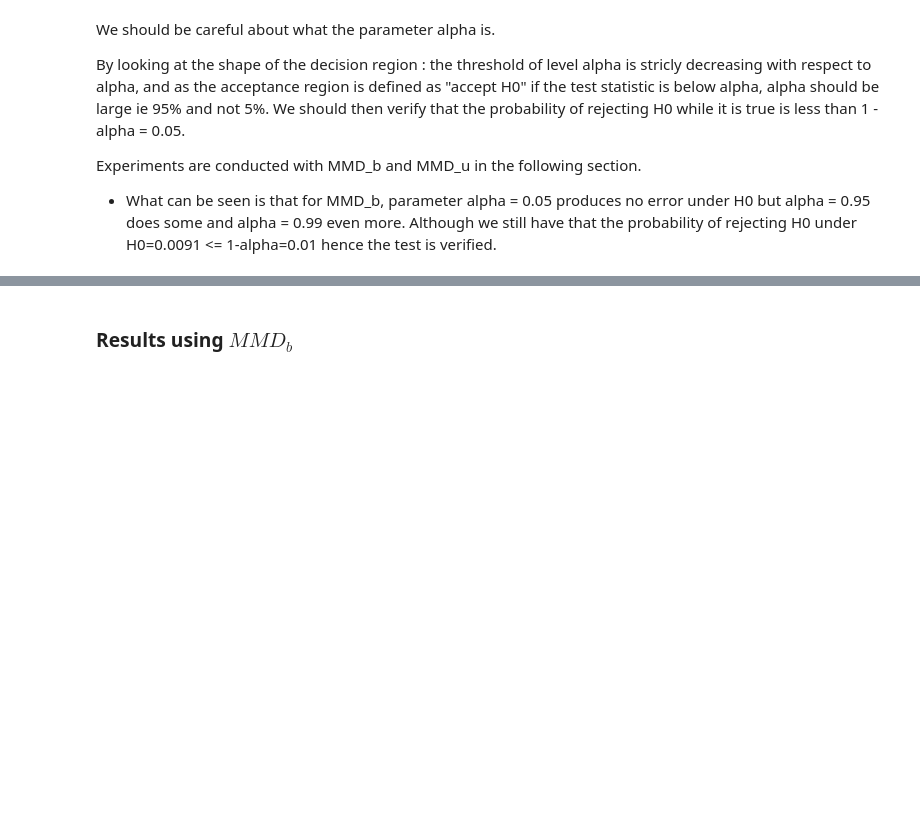
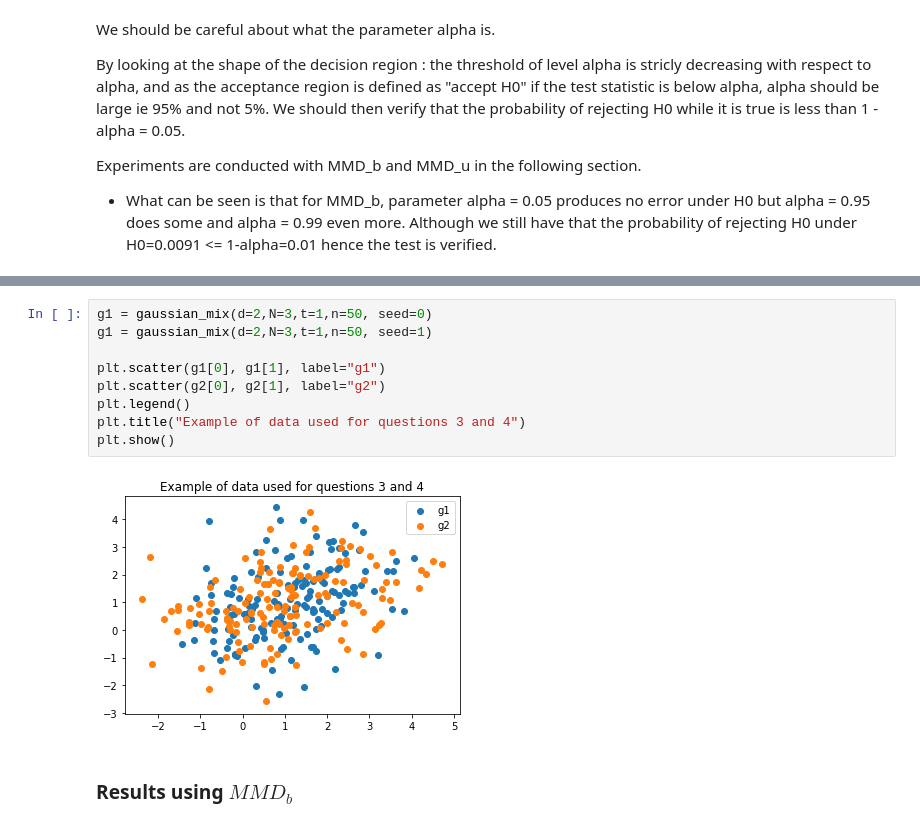
Before and after one commit to mariondechallens/GMDA, a Jupyter notebook: Results.ipynb, the cells around one changed output, grey strips where cells are left out. Cells and saved outputs as stored; diff of their text form; blank space fills up the shorter version.

```diff
--- a/Results.ipynb
+++ b/Results.ipynb
@@ -66,3 +72,14 @@ Wall time: 484 ms
+# %%
+g1 = gaussian_mix(d=2,N=3,t=1,n=50, seed=0)
+g1 = gaussian_mix(d=2,N=3,t=1,n=50, seed=1)
+
+plt.scatter(g1[0], g1[1], label="g1")
+plt.scatter(g2[0], g2[1], label="g2")
+plt.legend()
+plt.title("Example of data used for questions 3 and 4")
+plt.show()
+# %% [output]
+[figure, added]
 # %% [markdown]
 ### Results using $MMD_b$
 # %%
```
Also changed, not shown: parts of 15 cells of this notebook, 2 other files.
